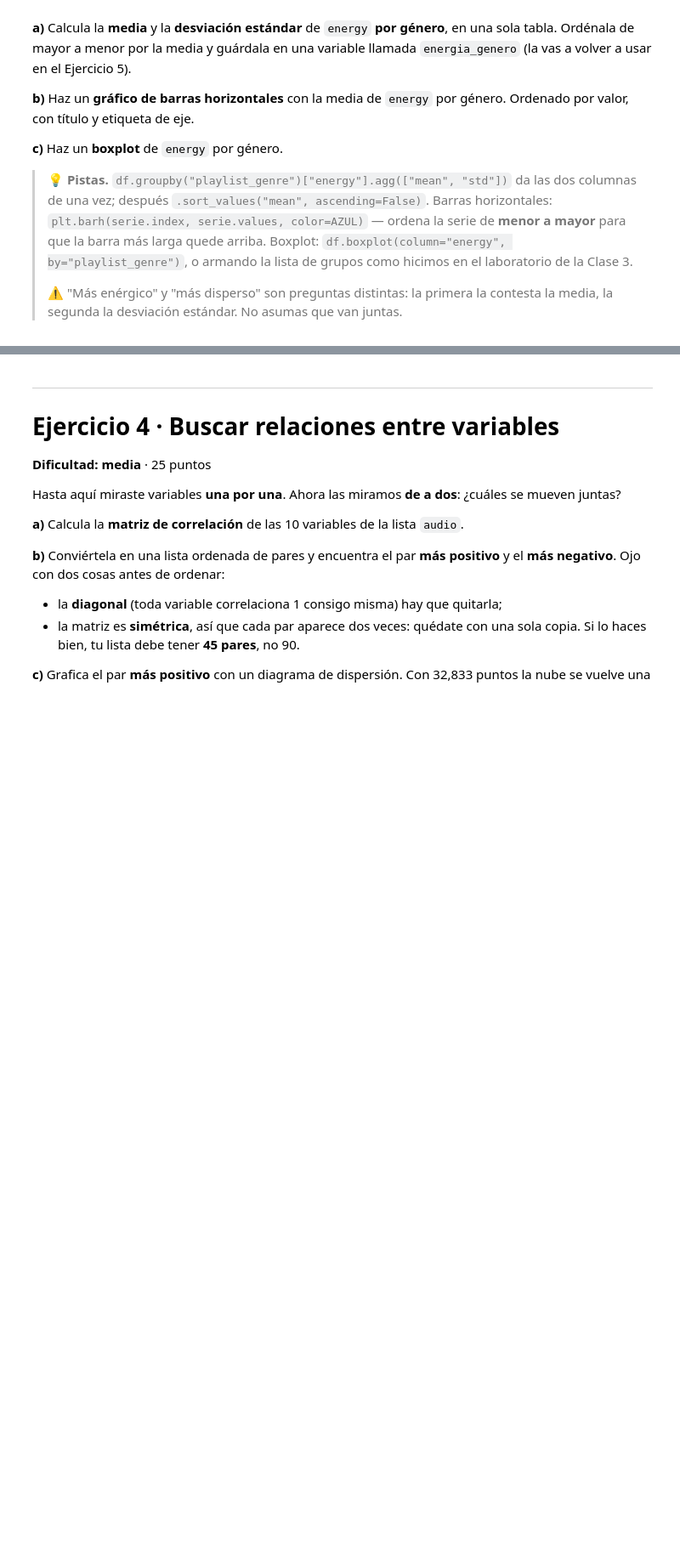
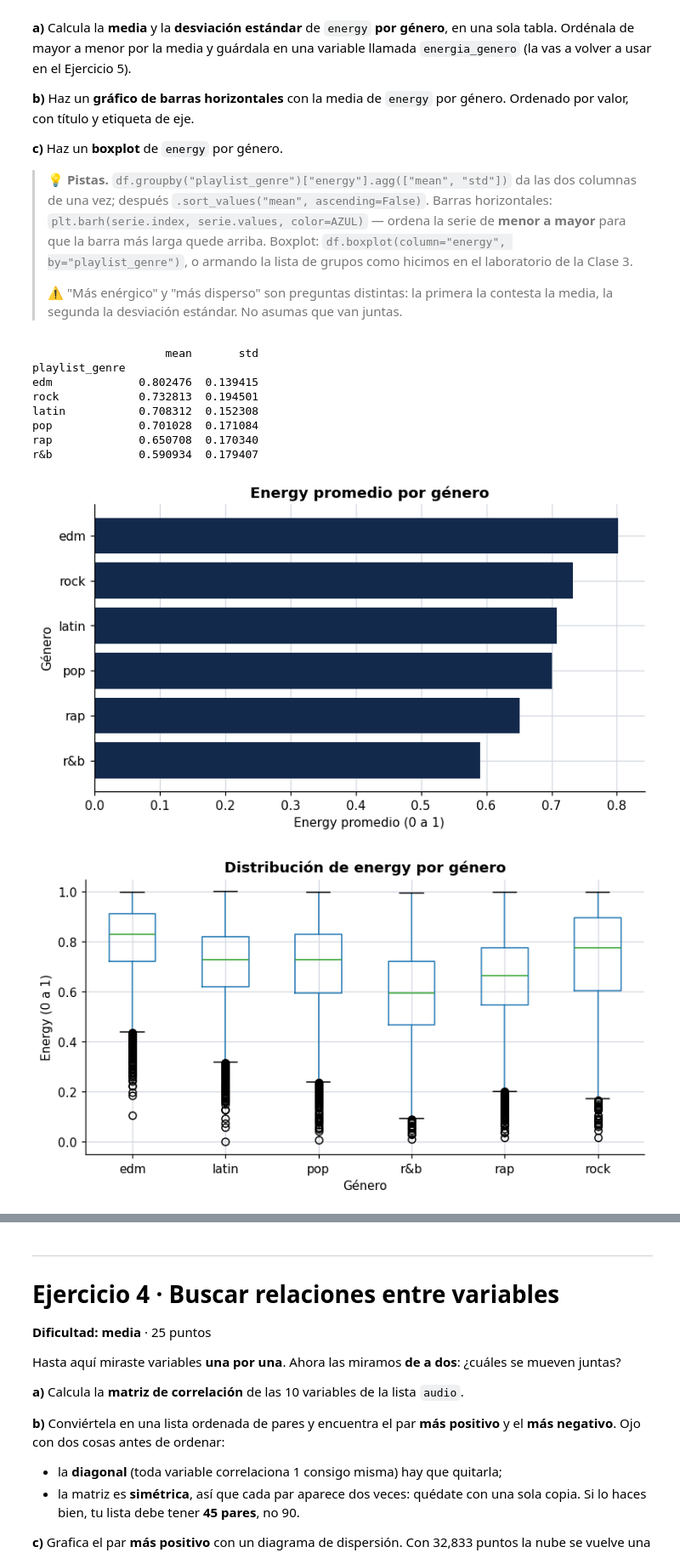
Before and after one commit to Yisus1805/S100-Analitica-Datos-JesusGonzalez, a Jupyter notebook: S100_PS1_Gonzalez.ipynb, the cells around one changed output, grey strips where cells are left out. Shown at 85% size. Saved outputs shown, nothing was run; the diff lists cells and outputs as text; code cells hidden in the pictures; blank space fills up the shorter version.

Commit message:
Ejercicio3 comparacion de energy por genero

```diff
--- a/S100_PS1_Gonzalez.ipynb
+++ b/S100_PS1_Gonzalez.ipynb
@@ -252,13 +252,39 @@ Ordenado por valor, con título y etiqueta de eje.
 > la segunda la desviación estándar. No asumas que van juntas.
 # %%
 # a) Media y desviación de energy por género
-energia_genero = ...
+energia_genero = df.groupby("playlist_genre")["energy"].agg(["mean", "std"])
+energia_genero = energia_genero.sort_values("mean", ascending=False)
+
 print(energia_genero)
 
 # b) Gráfico de barras horizontales
+energia_ordenada = energia_genero["mean"].sort_values()
+
+plt.barh(energia_ordenada.index, energia_ordenada.values, color=AZUL)
+plt.xlabel("Energy promedio (0 a 1)")
+plt.ylabel("Género")
+plt.title("Energy promedio por género")
+plt.show()
 
 
 # c) Boxplot
+df.boxplot(column="energy", by="playlist_genre")
+plt.xlabel("Género")
+plt.ylabel("Energy (0 a 1)")
+plt.title("Distribución de energy por género")
+plt.suptitle("")
+plt.show()
+# %% [output]
+                    mean       std
+playlist_genre
+edm             0.802476  0.139415
+rock            0.732813  0.194501
+latin           0.708312  0.152308
+pop             0.701028  0.171084
+rap             0.650708  0.170340
+r&b             0.590934  0.179407
+[figure, added]
+[figure, added]
 # %% [markdown]
 ### 📝 Tu respuesta — Ejercicio 3
 
```
Also changed, not shown: parts of 1 cell of this notebook.
